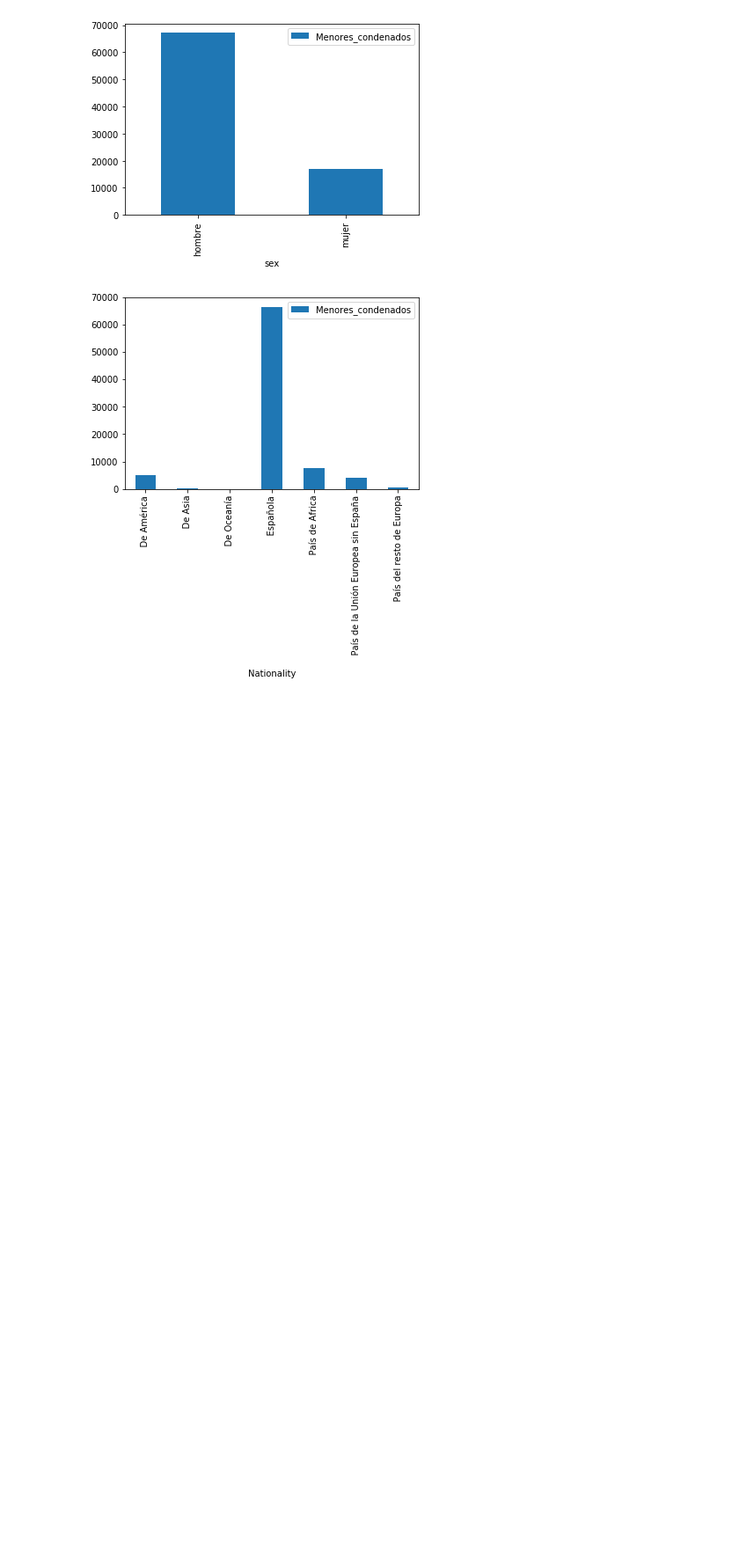
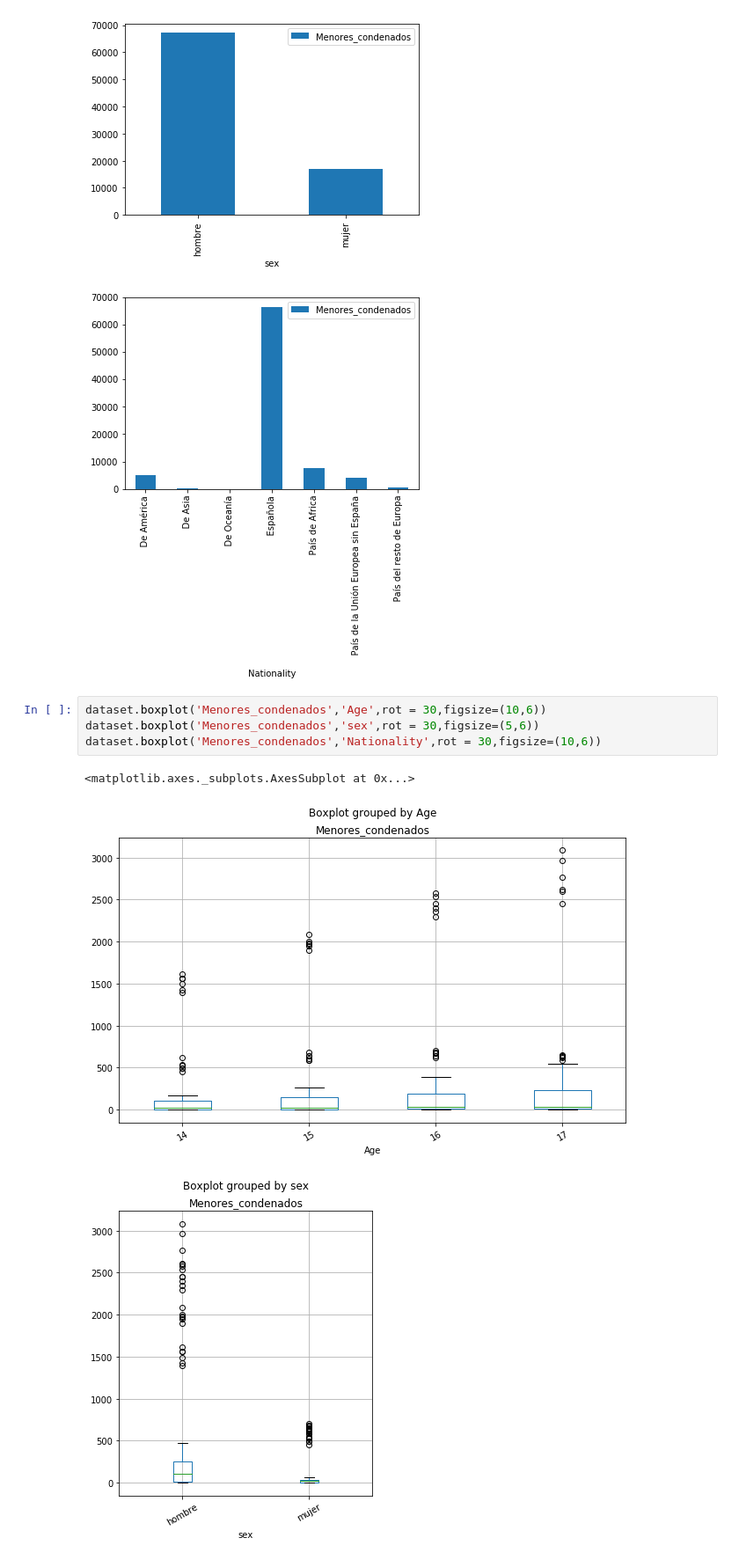
Before and after one commit to pleongi/Periodismo-de-datos, a Jupyter notebook: code/analize_data.ipynb, the cells around one changed output. Shown: that part at 88% size. Cells and saved outputs as stored; diff of their text form; blank space fills up the shorter version.

Commit message:
Fixed and added boxplot

```diff
--- a/code/analize_data.ipynb
+++ b/code/analize_data.ipynb
@@ -194,3 +194,11 @@ plt.show()
 [figure]
 [figure]
 [figure]
+# %%
+dataset.boxplot('Menores_condenados','Age',rot = 30,figsize=(10,6))
+dataset.boxplot('Menores_condenados','sex',rot = 30,figsize=(5,6))
+dataset.boxplot('Menores_condenados','Nationality',rot = 30,figsize=(10,6))
+# %% [output]
+<matplotlib.axes._subplots.AxesSubplot at 0x...>
+[figure, added]
+[figure, added]
```
Also changed, not shown: parts of 1 cell of this notebook, 1 other file.
